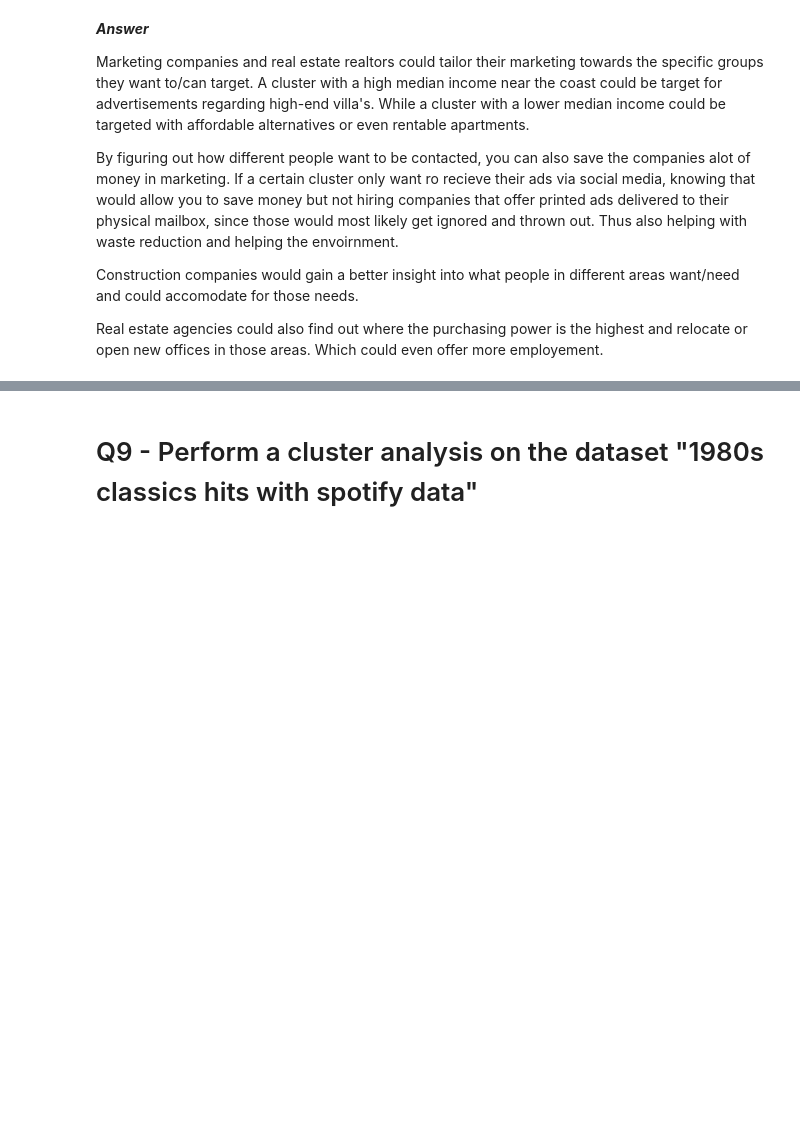
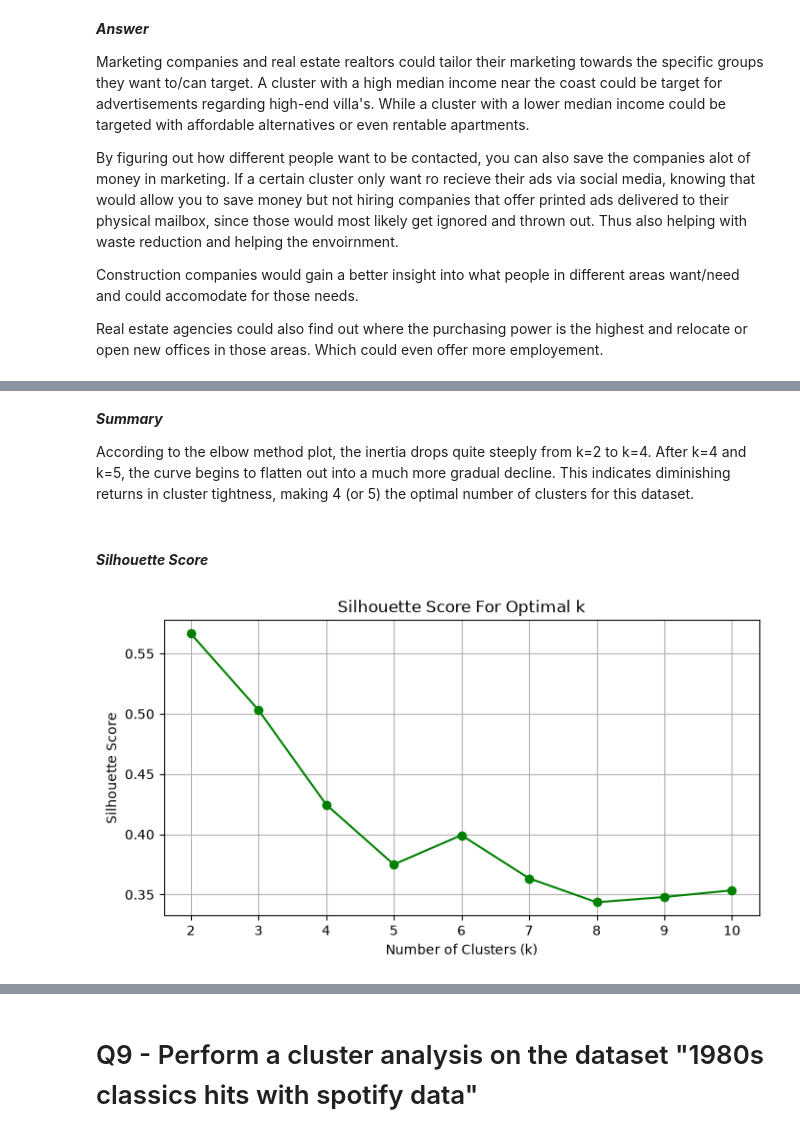
Before and after one commit to OscarK99Swe/Machine-Learning-Theory, a Jupyter notebook: Chapter 6.ipynb, the cells around one changed output, grey strips where cells are left out. Saved outputs shown, nothing was run; the diff lists cells and outputs as text; code cells hidden in the pictures; blank space fills up the shorter version.

```diff
--- a/Chapter 6.ipynb
+++ b/Chapter 6.ipynb
@@ -108,0 +140,28 @@ and relocate or open new offices in those areas. Which could even offer more emp
+# %% [markdown]
+***Summary***
+
+According to the elbow method plot, the inertia drops quite steeply from k=2 to k=4. After k=4 and k=5, the curve begins to flatten out
+into a much more gradual decline. This indicates diminishing returns in cluster tightness, making 4 (or 5) the optimal number of clusters
+for this dataset.
+# %% [markdown]
+#### ***Silhouette Score***
+# %%
+from sklearn.metrics import silhouette_score
+
+silhouette_scores = []
+
+for k in k_range:
+    kmeans = KMeans(n_clusters=k, random_state=42, n_init=10)
+    cluster_labels = kmeans.fit_predict(X)
+    score = silhouette_score(X, cluster_labels)
+    silhouette_scores.append(score)
+
+plt.figure(figsize=(8, 4))
+plt.plot(k_range, silhouette_scores, marker='o', color='g')
+plt.xlabel('Number of Clusters (k)')
+plt.ylabel('Silhouette Score')
+plt.title('Silhouette Score For Optimal k')
+plt.grid(True)
+plt.show()
+# %% [output]
+[figure, added]
```
Also changed, not shown: parts of 4 cells of this notebook.
